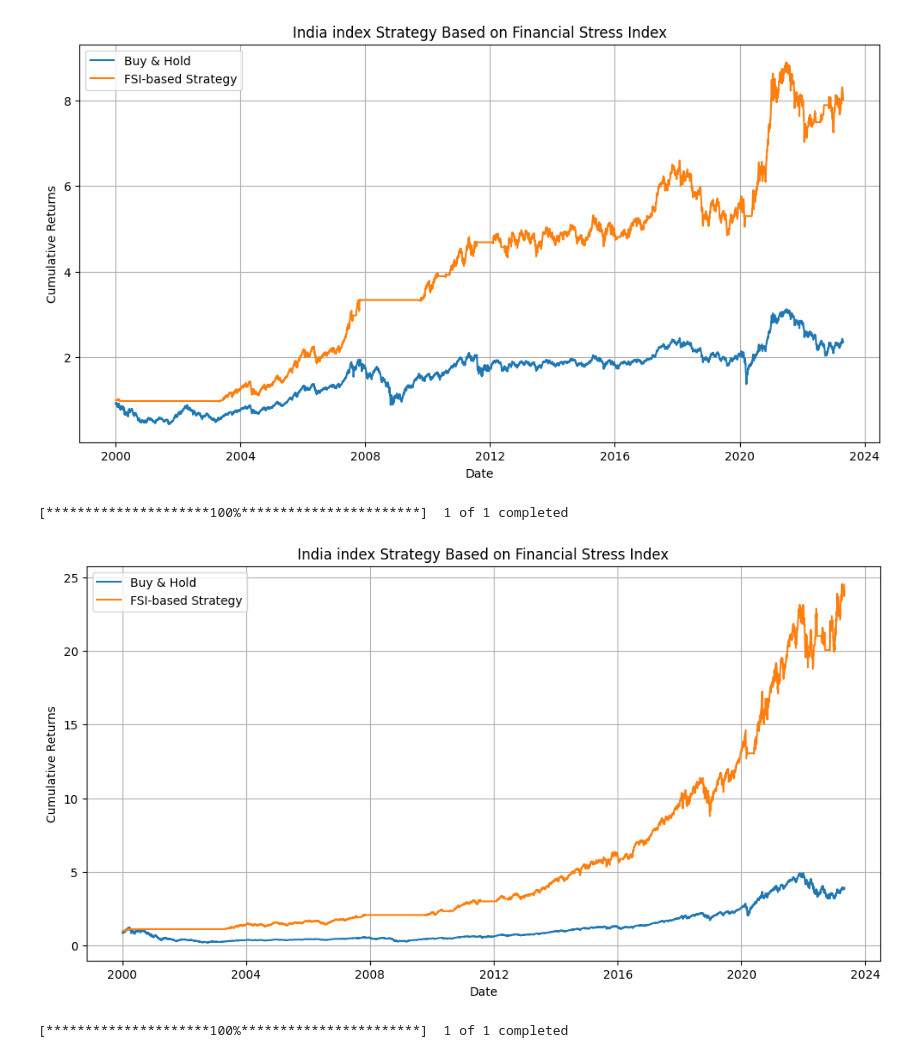
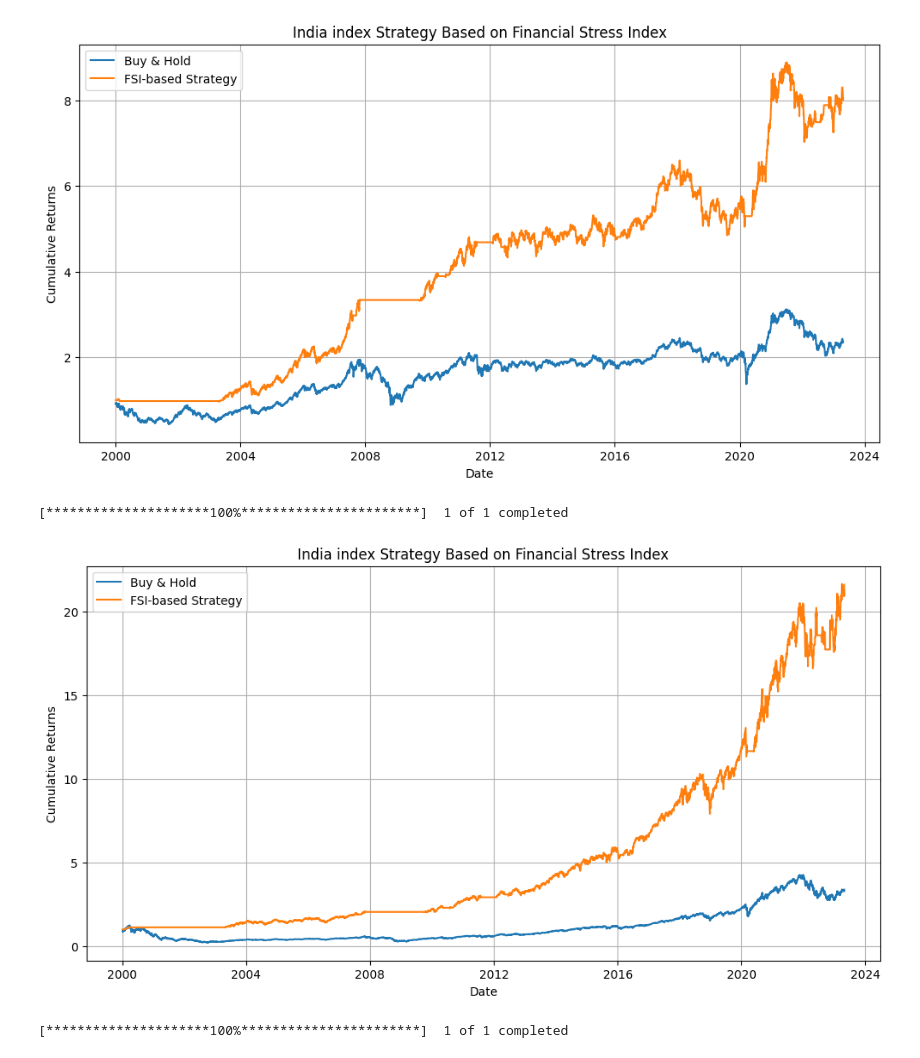
Before and after one commit to dkn-maida/farscape-investment, a Jupyter notebook: fsi.ipynb, the cells around one changed output. Cells and saved outputs as stored; diff of their text form; code cells hidden in the pictures.

```diff
--- a/fsi.ipynb
+++ b/fsi.ipynb
@@ -160,40 +160,40 @@ start_date = fsi_regions_data.index.min()
 end_date = fsi_regions_data.index.max()
 
 # Download India ETF data from Yahoo Finance
-prices = yf.download(india_etf, start=start_date, end=end_date)['Adj Close']
+prices = yf.download(india_etf, start=start_date, end=end_date)['Close']
 
 # Calculate daily returns
 daily_returns = prices.pct_change()
 
 # Resample FSI data to daily
 fsi_daily = fsi_regions_data.resample('D').interpolate()
 
 # Align both datasets
 aligned_data = daily_returns.to_frame('returns').join(fsi_daily).dropna()
 
 # Create a strategy DataFrame
 strategy_data = aligned_data.copy()
 
 # Define the strategy
 fsi_threshold = 1.3  # You can replace this with the optimal threshold value you found earlier
 strategy_data['signal'] = np.where(strategy_data['OFR FSI'] < fsi_threshold, 1, 0)
 strategy_data['strategy_returns'] = strategy_data['signal'] * strategy_data['returns']
 
 # Calculate cumulative returns
 cumulative_returns = (1 + strategy_data[['returns', 'strategy_returns']]).cumprod()
 
 # Plot the strategy performance
 plt.figure(figsize=(12, 6))
 plt.plot(cumulative_returns)
 plt.title('India index Strategy Based on Financial Stress Index')
 plt.xlabel('Date')
 plt.ylabel('Cumulative Returns')
 plt.legend(['Buy & Hold', 'FSI-based Strategy'])
 plt.grid()
 plt.show()
 # %% [output]
 [*********************100%***********************]  1 of 1 completed
-[figure, old version]
+[figure, new version]
 # %%
 import numpy as np
 import pandas as pd
```
Also changed, not shown: parts of 4 cells of this notebook.
